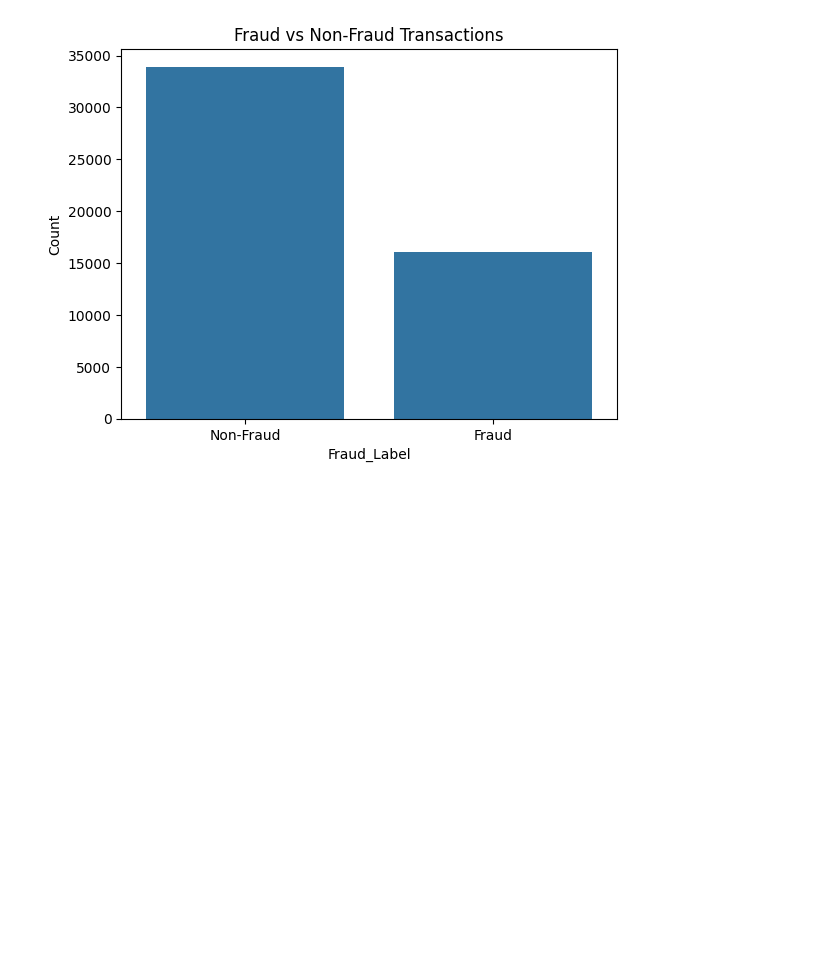
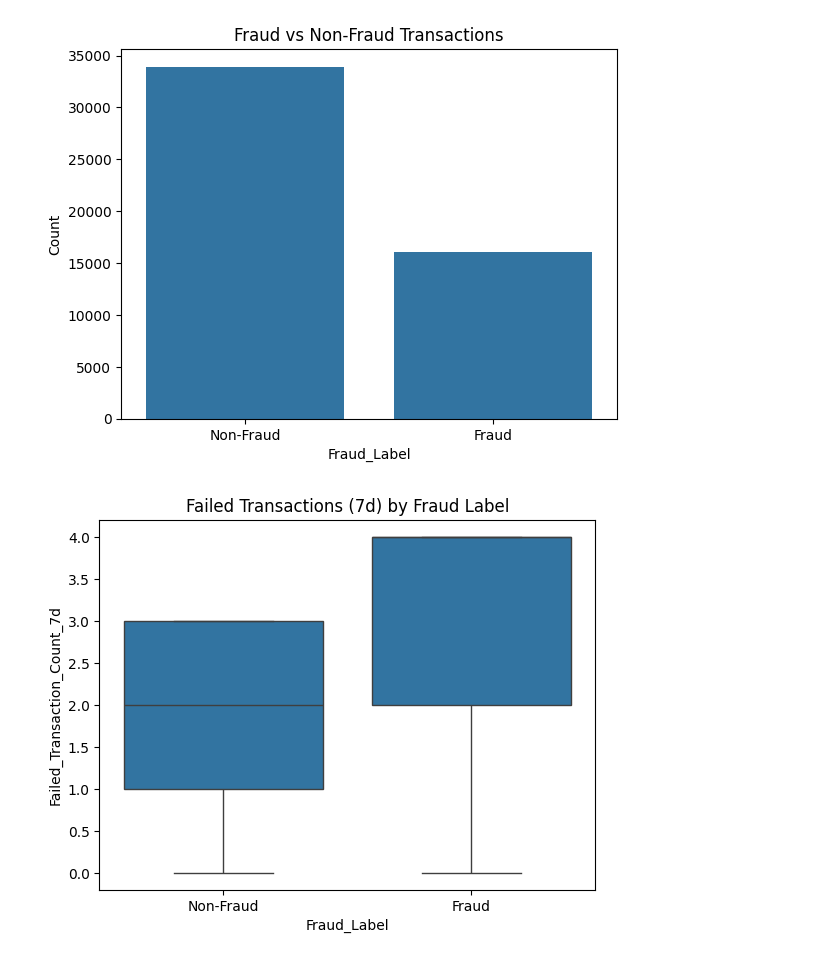
Before and after one commit to v4vraj/Fraud-Detection_ML, a Jupyter notebook: Fraud_detection.ipynb, the cells around one changed output. Cells and saved outputs as stored; diff of their text form; code cells hidden in the pictures; blank space fills up the shorter version.

```diff
--- a/Fraud_detection.ipynb
+++ b/Fraud_detection.ipynb
@@ -29,4 +36,28 @@ Data columns (total 21 columns):
  20  Fraud_Label                   50000 non-null  int64
 dtypes: float64(5), int64(7), object(9)
 memory usage: 8.0+ MB
+# %%
+# Encode categorical variables
+label_cols = ['Transaction_Type', 'Device_Type', 'Location', 'Merchant_Category', 'Card_Type', 'Authentication_Method']
+label_encoders = {}
+# %%
+for col in label_cols:
+    le = LabelEncoder()
+    df[col] = le.fit_transform(df[col])
+    label_encoders[col] = le
+
+# Extract features from Timestamp
+df['Timestamp'] = pd.to_datetime(df['Timestamp'])
+df['Transaction_Hour'] = df['Timestamp'].dt.hour
+df['Transaction_Day'] = df['Timestamp'].dt.day
+df['Transaction_Weekday'] = df['Timestamp'].dt.weekday
+
+# Drop unused columns
+df.drop(columns=['Timestamp', 'Transaction_ID', 'User_ID'], inplace=True)
+# %%
+# Normalize numerical features
+scale_cols = ['Transaction_Amount', 'Account_Balance', 'Avg_Transaction_Amount_7d',
+              'Transaction_Distance', 'Risk_Score', 'Card_Age']
+scaler = StandardScaler()
+df[scale_cols] = scaler.fit_transform(df[scale_cols])
 # %%
@@ -38,3 +69,10 @@ plt.ylabel('Count')
 plt.show()
 # %% [output]
 [figure]
+# %%
+sns.boxplot(data=df, x='Fraud_Label', y='Failed_Transaction_Count_7d')
+plt.title('Failed Transactions (7d) by Fraud Label')
+plt.xticks([0, 1], ['Non-Fraud', 'Fraud'])
+plt.show()
+# %% [output]
+[figure, added]
```
Also changed, not shown: parts of 14 cells of this notebook.
